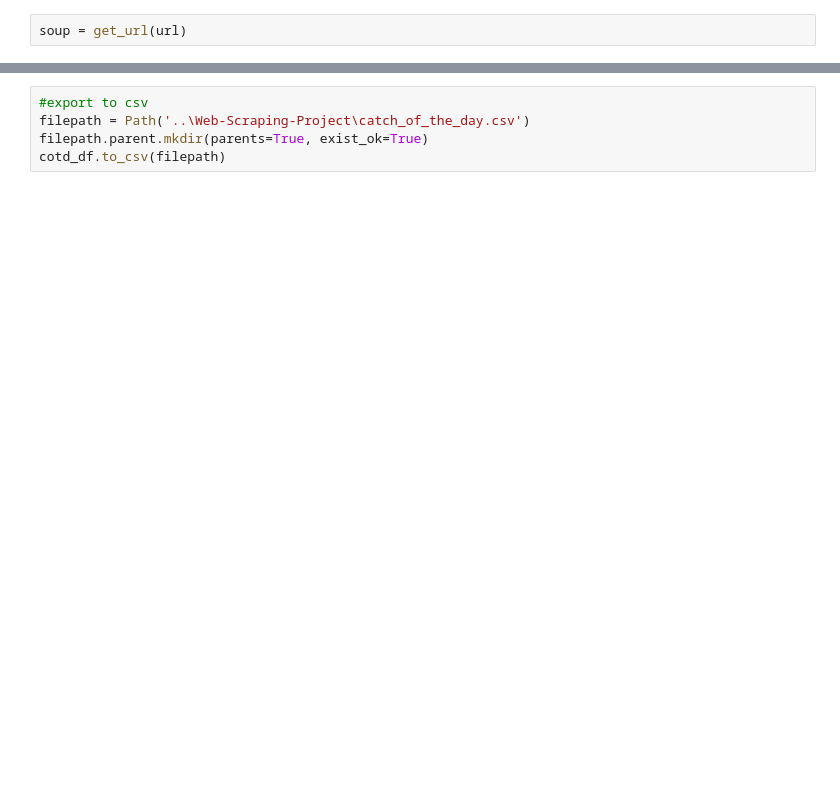
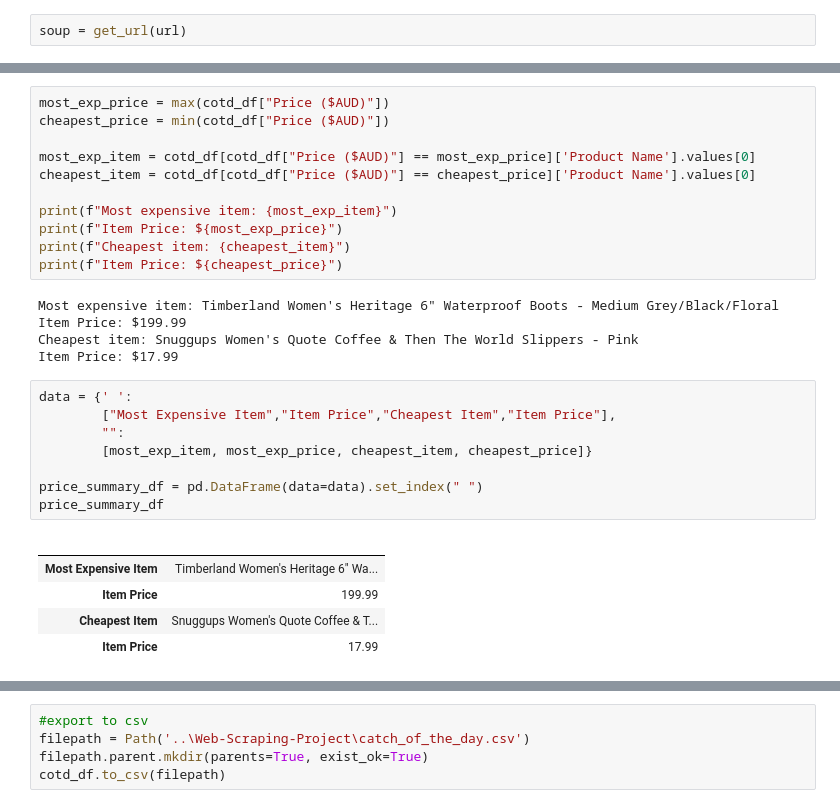
Before and after one commit to yfkok5/Web-Scraping-Project, a Jupyter notebook: catch_of_the_day.ipynb, the cells around one changed output, grey strips where cells are left out. Drawn from its saved outputs; the diff is of its cells as text; blank space fills up the shorter version.

```diff
--- a/catch_of_the_day.ipynb
+++ b/catch_of_the_day.ipynb
@@ -109,0 +138,31 @@ cotd_df
+# %%
+most_exp_price = max(cotd_df["Price ($AUD)"])
+cheapest_price = min(cotd_df["Price ($AUD)"])
+
+most_exp_item = cotd_df[cotd_df["Price ($AUD)"] == most_exp_price]['Product Name'].values[0]
+cheapest_item = cotd_df[cotd_df["Price ($AUD)"] == cheapest_price]['Product Name'].values[0]
+
+print(f"Most expensive item: {most_exp_item}")
+print(f"Item Price: ${most_exp_price}")
+print(f"Cheapest item: {cheapest_item}")
+print(f"Item Price: ${cheapest_price}")
+# %% [output]
+Most expensive item: Timberland Women's Heritage 6" Waterproof Boots - Medium Grey/Black/Floral
+Item Price: $199.99
+Cheapest item: Snuggups Women's Quote Coffee & Then The World Slippers - Pink
+Item Price: $17.99
+# %%
+data = {' ':
+        ["Most Expensive Item","Item Price","Cheapest Item","Item Price"],
+        "":
+        [most_exp_item, most_exp_price, cheapest_item, cheapest_price]}
+
+price_summary_df = pd.DataFrame(data=data).set_index(" ")
+price_summary_df
+# %% [output]
+|  |  |
+|  |  |
+| Most Expensive Item | Timberland Women's Heritage 6" Wa... |
+| Item Price | 199.99 |
+| Cheapest Item | Snuggups Women's Quote Coffee & T... |
+| Item Price | 17.99 |
```
Also changed, not shown: parts of 11 cells of this notebook, 6 other files.
